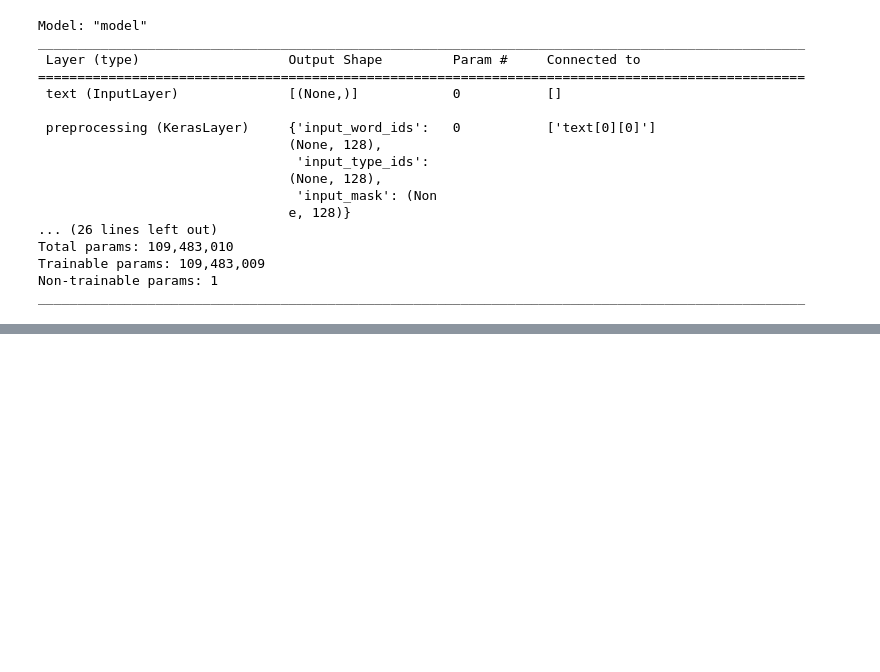
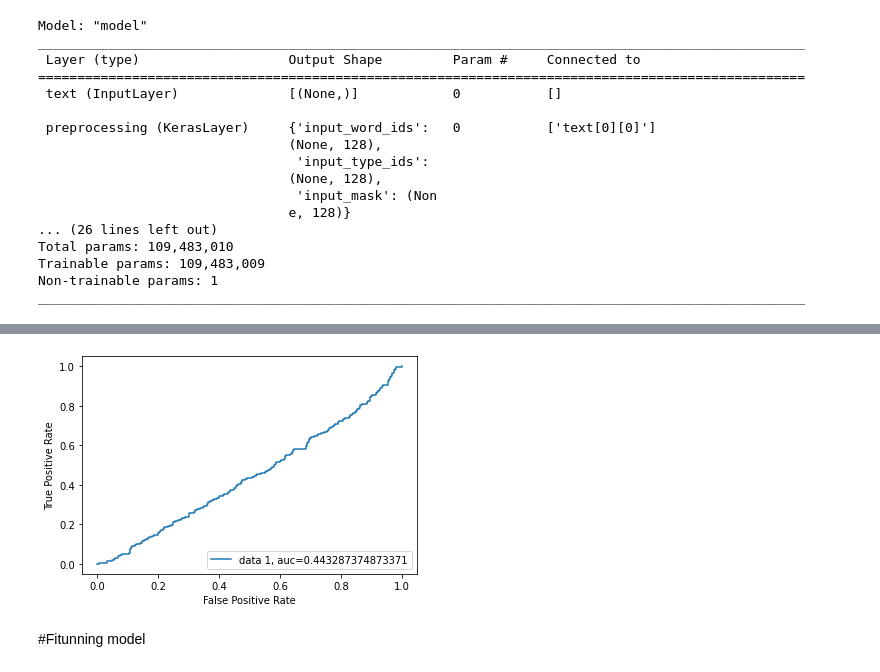
Before and after one commit to evauclin/Deep_Learning_NLP_Project, a Jupyter notebook: NLP_Bert.ipynb, the cells around one changed output, grey strips where cells are left out. Drawn from its saved outputs; the diff is of its cells as text; code cells hidden in the pictures; blank space fills up the shorter version.

```diff
--- a/NLP_Bert.ipynb
+++ b/NLP_Bert.ipynb
@@ -227,0 +233,13 @@ ________________________________________________________________________________
+# %%
+def print_my_examples(inputs, results):
+  result_for_printing = \
+    [f'input: {inputs[i]:<30} : score: {results[i][0]:.6f}'
+                         for i in range(len(inputs))]
+  print(*result_for_printing, sep='\n')
+  print()
+
+
+original_results = tf.sigmoid(classifier_model(tf.constant(test)))
+
+print('Results from the model before finetunning:')
+print_my_examples(test[:5], original_results[:5])
@@ -228,3 +253,21 @@ ________________________________________________________________________________
+# %%
+_tensor = tf.make_tensor_proto(tf.constant(original_results))
+tensor = tf.make_ndarray(_tensor)
+array_pred = np.resize(tensor,(len(tensor)))
+# %%
+array_true = np.array(test_data.target)
+# %%
+fpr, tpr, thresholds = roc_curve(array_true, array_pred)
+auc = roc_auc_score(array_true, array_pred)
+plt.plot(fpr,tpr,label="data 1, auc="+str(auc))
+plt.legend(loc=4)
+plt.xlabel('False Positive Rate')
+plt.ylabel('True Positive Rate')
+plt.show()
+# %% [output]
+[figure, added]
+# %% [markdown]
+#Fitunning model
 # %%
 loss = tf.keras.losses.BinaryCrossentropy(from_logits=True)
 metrics = tf.metrics.BinaryAccuracy()
```
Also changed, not shown: parts of 31 cells of this notebook.
